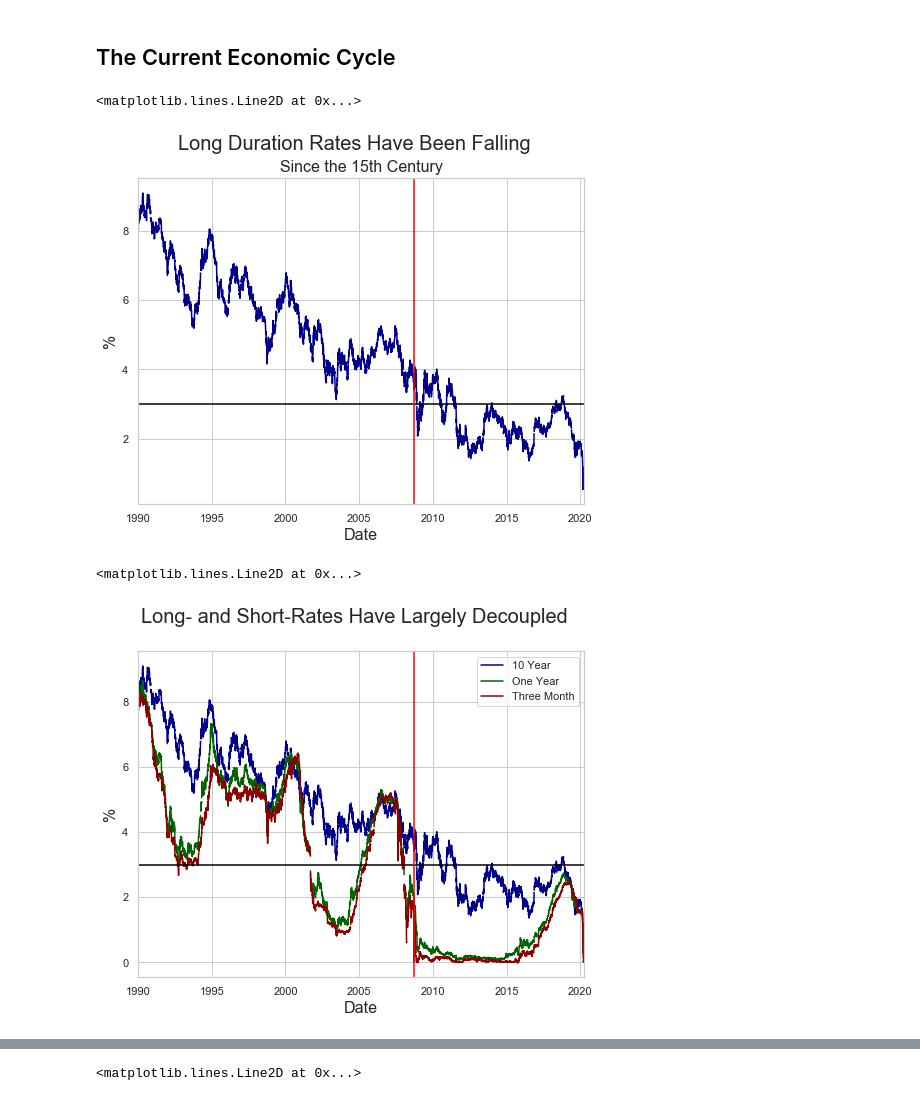
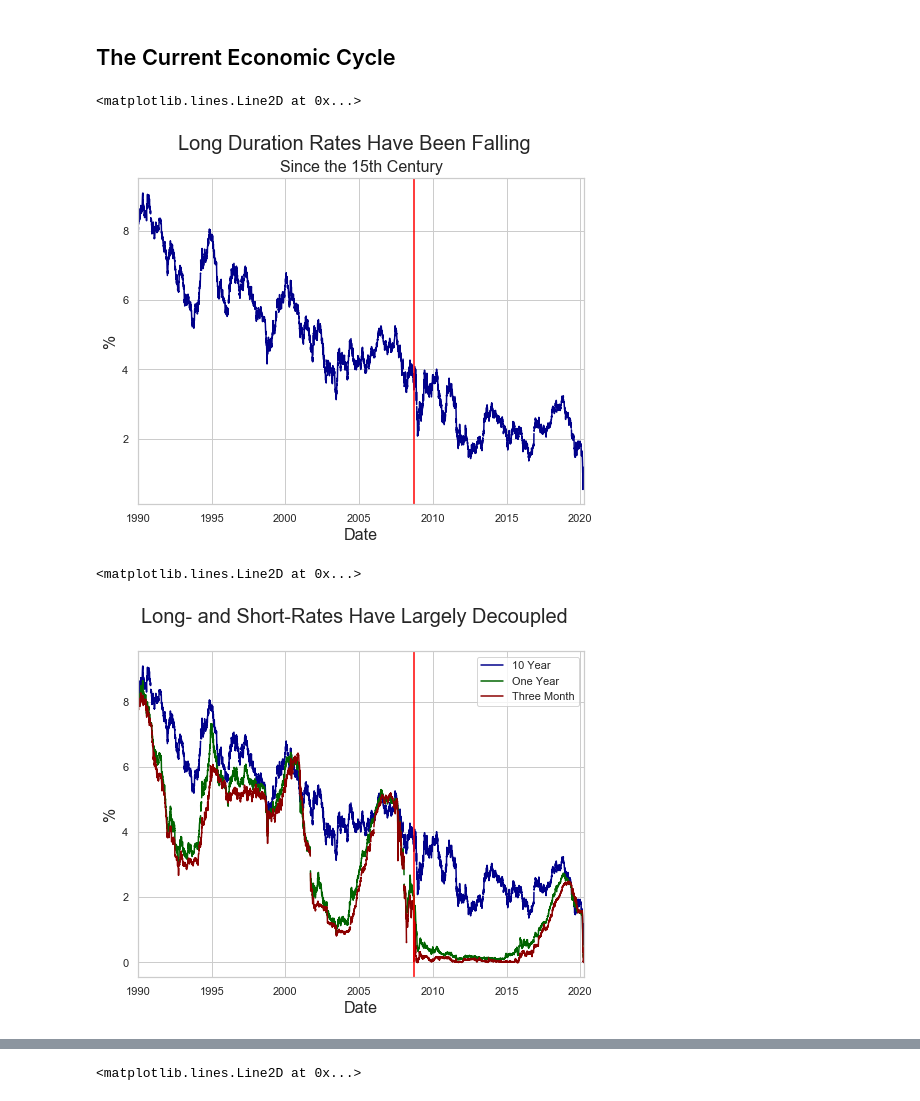
Before and after one commit to thsavage/Macro, a Jupyter notebook: Putting the Crisis into Context.ipynb, the cells around one changed output, grey strips where cells are left out. Drawn from its saved outputs; the diff is of its cells as text; code cells hidden in the pictures.

```diff
--- a/Putting the Crisis into Context.ipynb
+++ b/Putting the Crisis into Context.ipynb
@@ -65,21 +77,19 @@ plt.suptitle('Long Duration Rates Have Been Falling', fontsize=20)
 plt.title('Since the 15th Century', fontsize=16)
 plt.xlabel('Date', fontsize=16)
 plt.ylabel('%', fontsize=16)
-plt.axhline(3.0, color="black")
 plt.axvline(dt.datetime(2008, 9, 15), color="red")
 # %% [output]
 <matplotlib.lines.Line2D at 0x...>
-[figure, old version]
+[figure, new version]
 # %%
 ten_year.plot(c='darkblue', label='10 Year', figsize=(8, 6), )
 one_year.plot(c='darkgreen', label='One Year')
 three_month.plot(color='darkred', label='Three Month')
 plt.suptitle('Long- and Short-Rates Have Largely Decoupled', fontsize=20)
 plt.legend()
 plt.xlabel('Date', fontsize=16)
 plt.ylabel('%', fontsize=16)
-plt.axhline(3.0, color="black")
 plt.axvline(dt.datetime(2008, 9, 15), color="red")
 # %% [output]
 <matplotlib.lines.Line2D at 0x...>
-[figure, old version]
+[figure, new version]
```
Also changed, not shown: parts of 20 cells of this notebook.
